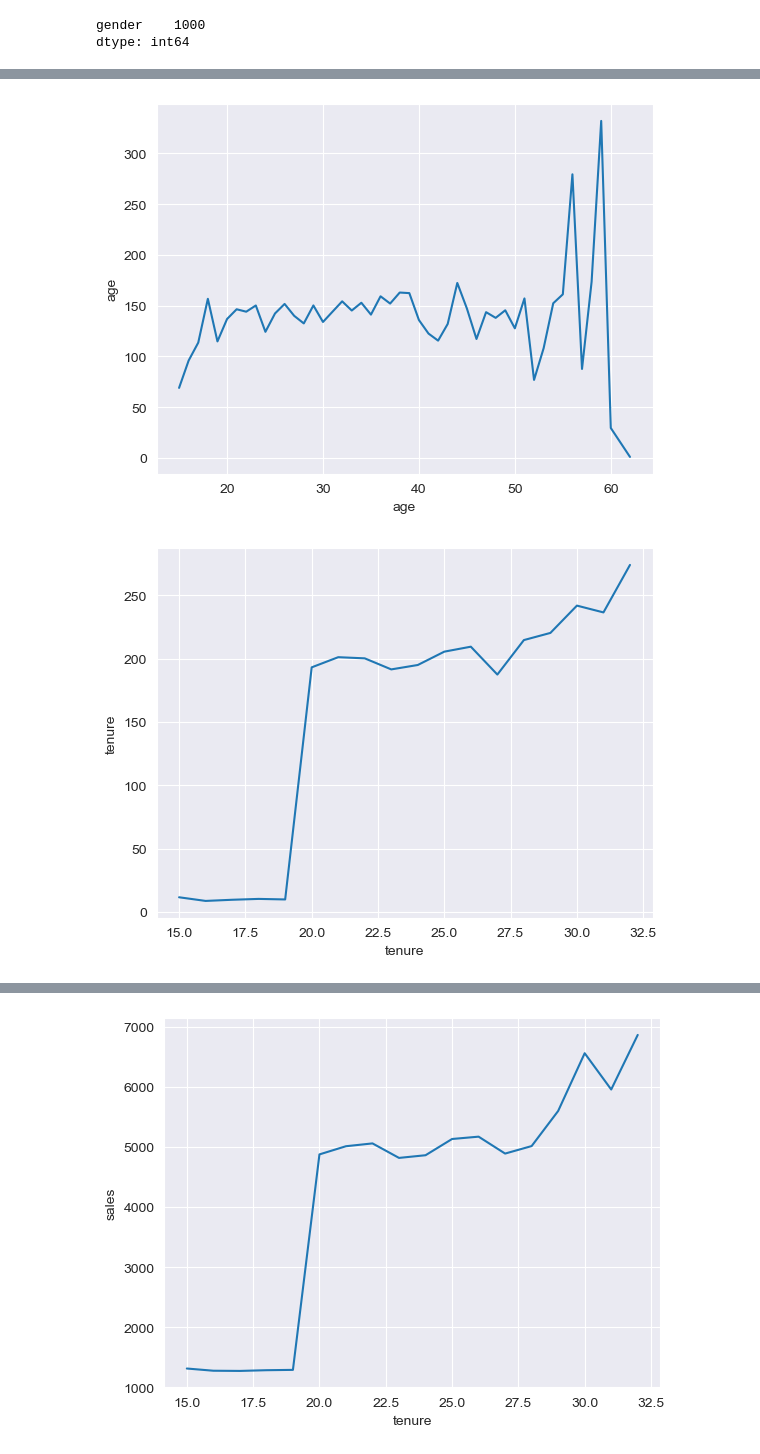
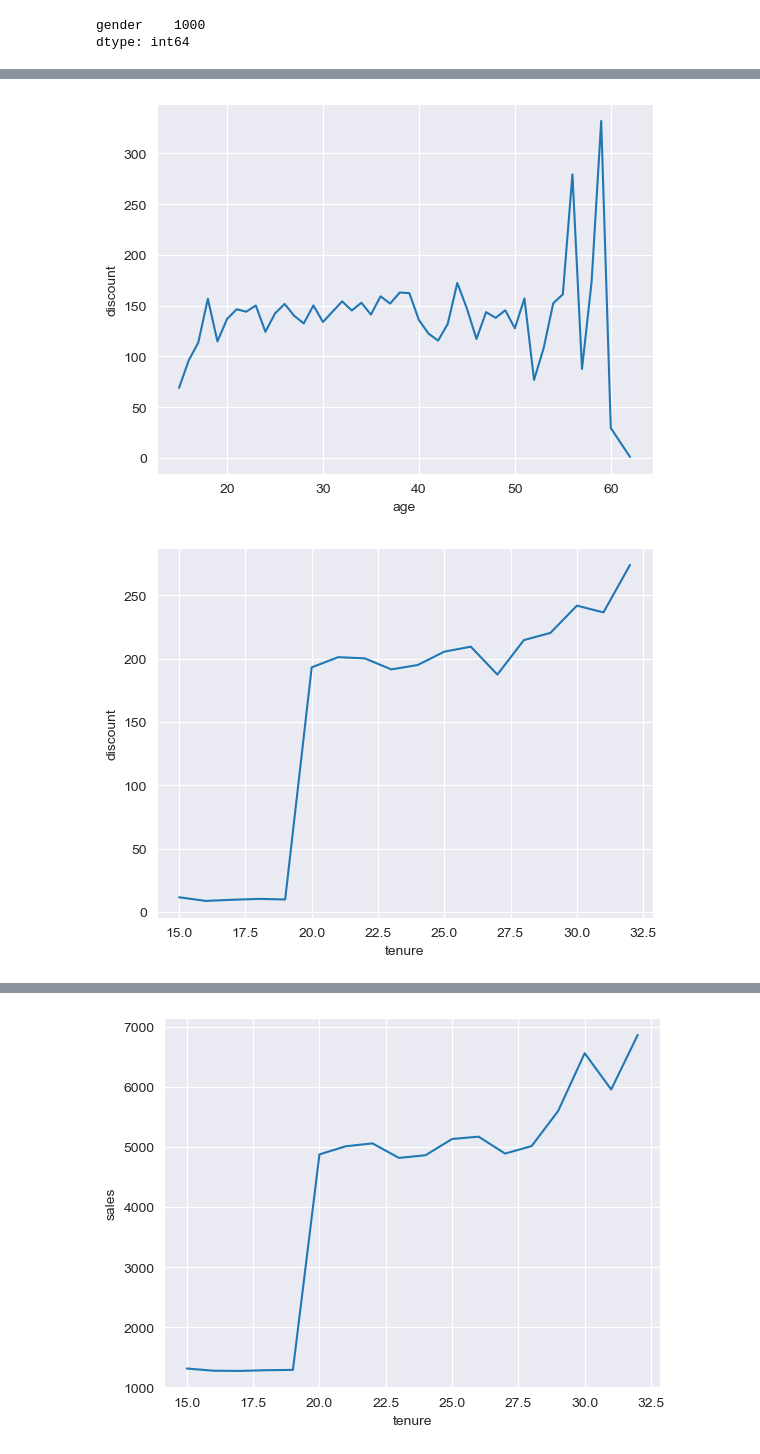
Before and after one commit to chris-santiago/manning-causal-inference, a Jupyter notebook: 2_1.ipynb, the cells around one changed output, grey strips where cells are left out. Cells and saved outputs as stored; diff of their text form; code cells hidden in the pictures.

```diff
--- a/2_1.ipynb
+++ b/2_1.ipynb
@@ -68,8 +97,9 @@ data['discount'] = data['discount'].str.split(expand=True).iloc[:, 1].astype(flo
 # %%
 for feat in ['age', 'tenure']:
     data.groupby(feat)['discount'].mean().plot()
-    plt.ylabel(feat)
+    plt.xlabel(feat)
+    plt.ylabel('discount')
     plt.show()
 # %% [output]
-[figure, old version]
+[figure, new version]
-[figure, old version]
+[figure, new version]
```
Also changed, not shown: parts of 9 cells of this notebook, 4 other files.
